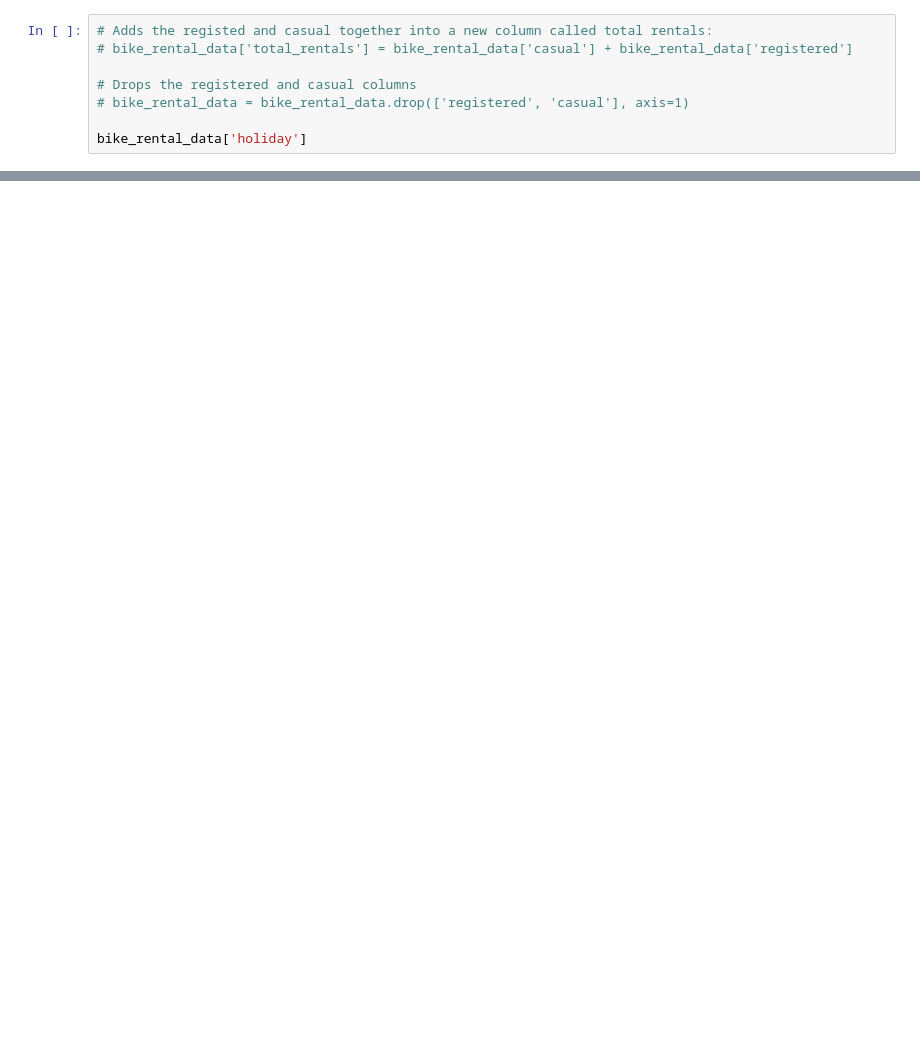
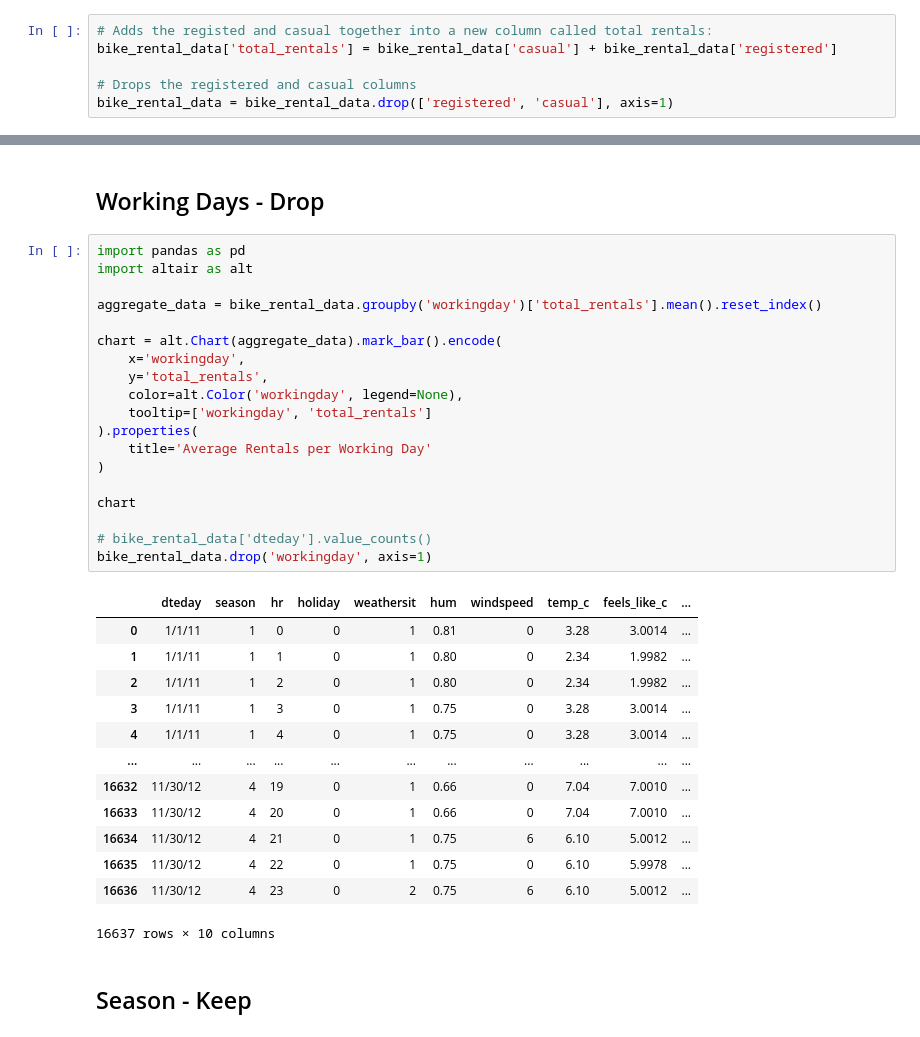
Before and after one commit to joehawkens/MachineLearning, a Jupyter notebook: MODULE_4.ipynb, the cells around one changed output, grey strips where cells are left out. Cells and saved outputs as stored; diff of their text form; blank space fills up the shorter version.

```diff
--- a/MODULE_4.ipynb
+++ b/MODULE_4.ipynb
@@ -21,9 +24,7 @@ bike_rental_data.describe()
 | max | 4.000000 | 23.000000 | 1.000000 | 1.000000 | 4.000000 | 1.000000 | 57.000000 | 39.000000 | 50.000000 | 367.000000 | ... |
 # %%
 # Adds the registed and casual together into a new column called total rentals:
-# bike_rental_data['total_rentals'] = bike_rental_data['casual'] + bike_rental_data['registered']
+bike_rental_data['total_rentals'] = bike_rental_data['casual'] + bike_rental_data['registered']
 
 # Drops the registered and casual columns
-# bike_rental_data = bike_rental_data.drop(['registered', 'casual'], axis=1)
-
-bike_rental_data['holiday']
+bike_rental_data = bike_rental_data.drop(['registered', 'casual'], axis=1)
@@ -89,0 +93,37 @@ bar_chart
+# %% [markdown]
+## Working Days - Drop
+# %%
+import pandas as pd
+import altair as alt
+
+aggregate_data = bike_rental_data.groupby('workingday')['total_rentals'].mean().reset_index()
+
+chart = alt.Chart(aggregate_data).mark_bar().encode(
+    x='workingday',
+    y='total_rentals',
+    color=alt.Color('workingday', legend=None),
+    tooltip=['workingday', 'total_rentals']
+).properties(
+    title='Average Rentals per Working Day'
+)
+
+chart
+
+# bike_rental_data['dteday'].value_counts()
+bike_rental_data.drop('workingday', axis=1)
+# %% [output]
+|  | dteday | season | hr | holiday | weathersit | hum | windspeed | temp_c | feels_like_c | ... |
+| 0 | 1/1/11 | 1 | 0 | 0 | 1 | 0.81 | 0 | 3.28 | 3.0014 | ... |
+| 1 | 1/1/11 | 1 | 1 | 0 | 1 | 0.80 | 0 | 2.34 | 1.9982 | ... |
+| 2 | 1/1/11 | 1 | 2 | 0 | 1 | 0.80 | 0 | 2.34 | 1.9982 | ... |
+| 3 | 1/1/11 | 1 | 3 | 0 | 1 | 0.75 | 0 | 3.28 | 3.0014 | ... |
+| 4 | 1/1/11 | 1 | 4 | 0 | 1 | 0.75 | 0 | 3.28 | 3.0014 | ... |
+| ... | ... | ... | ... | ... | ... | ... | ... | ... | ... | ... |
+| 16632 | 11/30/12 | 4 | 19 | 0 | 1 | 0.66 | 0 | 7.04 | 7.0010 | ... |
+| 16633 | 11/30/12 | 4 | 20 | 0 | 1 | 0.66 | 0 | 7.04 | 7.0010 | ... |
+| 16634 | 11/30/12 | 4 | 21 | 0 | 1 | 0.75 | 6 | 6.10 | 5.0012 | ... |
+| 16635 | 11/30/12 | 4 | 22 | 0 | 1 | 0.75 | 0 | 6.10 | 5.9978 | ... |
+| 16636 | 11/30/12 | 4 | 23 | 0 | 2 | 0.75 | 6 | 6.10 | 5.0012 | ... |
+16637 rows × 10 columns
+# %% [markdown]
+## Season - Keep
```
Also changed, not shown: parts of 12 cells of this notebook.
